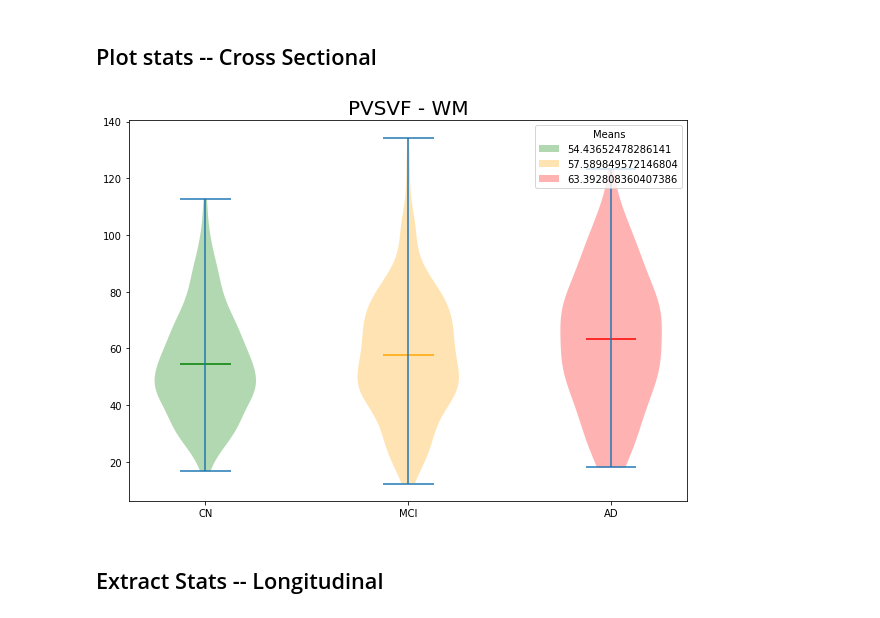
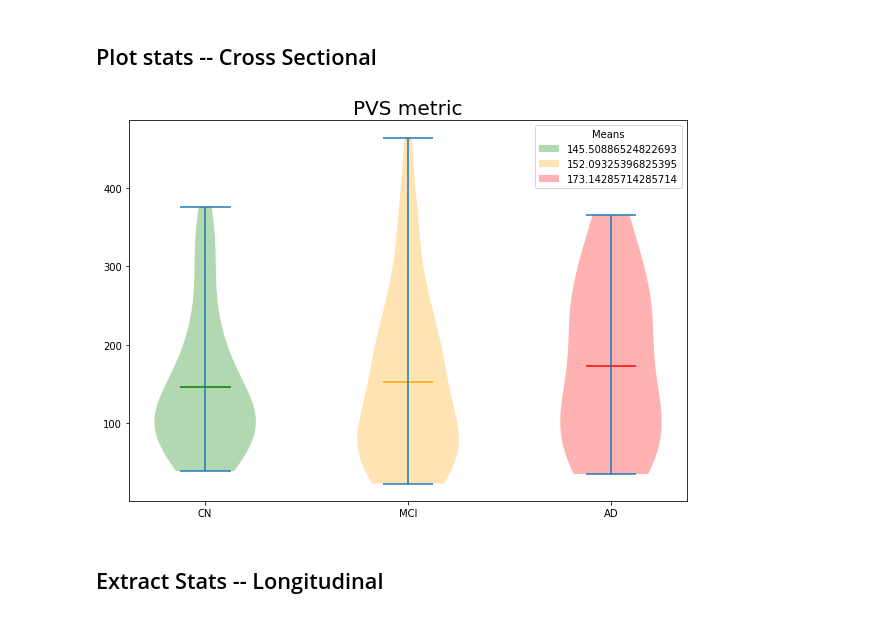
Before and after one commit to cind/pijp-frangi, a Jupyter notebook: pijp_frangi/stat_analysis.ipynb, the cells around one changed output. Drawn from its saved outputs; the diff is of its cells as text; code cells hidden in the pictures.

```diff
--- a/pijp_frangi/stat_analysis.ipynb
+++ b/pijp_frangi/stat_analysis.ipynb
@@ -15,11 +15,11 @@ import re
 # %%
 path = '/Users/nanatang/VAserversim/m/Researchers/SerenaT/fromjapan_fullruns/'
 # %%
-reportfile = 'grand_PVS_report.csv'
+reportfile = 'grand_PVS_report_022124.csv'
 report = pd.read_csv(os.path.join(path,reportfile))
 
-reportrawfile = 'grand_PVS_report_RAW.csv'
-reportraw = pd.read_csv(os.path.join(path,reportrawfile))
+# reportrawfile = 'grand_PVS_report_RAW.csv'
+# reportraw = pd.read_csv(os.path.join(path,reportrawfile))
 
 demofile = 'idaSearch_2_21_2024-ADNI3.csv'
 demo = pd.read_csv(os.path.join(path,demofile))
@@ -136,6 +136,6 @@ reporttemp = reporttemp.merge(demoonly_clean,how='left',on='subjects')
 reporttemp.drop_duplicates(inplace=True)
 reporttemp = reporttemp.reset_index(drop=True)
 # %%
-reporttemp = reporttemp.iloc[:,[0,1,2,3,4,5,14,15,16,6,7,8,9,10,11,12,13]]
+#reporttemp = reporttemp.iloc[:,[0,1,2,3,4,5,14,15,16,6,7,8,9,10,11,12,13]]
 reporttemp
 # %% [output]
@@ -316,7 +322,9 @@ report_clean
 # the size of cs report is the number of subjects that exist
 cs_report = report_clean.groupby('SubjectCodes',as_index=False).agg({'research group':'first','Age': 'mean', 'Sex': 'first', 'Weight': 'mean', 'VisitYear': 'max', \
                                                                  'pvscount': 'mean', 'pvsvol': 'mean', 'icv norm': 'mean', \
-                                                               'pvscountwm': 'mean','pvsvolwm': 'mean','icv norm wm': 'mean',})
+                                                               'pvscountwm': 'mean','pvsvolwm': 'mean','icv norm wm': 'mean', \
+                                                                #'wmVOL':'mean','wmVOLnorm':'mean','gmVOL':'mean','gmVOLnorm':'mean','wmhVOL':'mean','wmhVOLnorm':'mean','icv':'mean'
+                                                                })
 # regroup into research groups
 cs_grouped = cs_report.groupby(['research group'])
 ad_cs = cs_grouped.get_group('AD')
@@ -388,19 +396,19 @@ ad_num = ad_cs
 # playing around with choices: pvscount	pvsvol icv norm	pvscountwm pvsvolwm	icv norm wm
 
 # # transform for most skewed
-# cn_txfm = np.log(cn_num['icv norm wm'])
-# mci_txfm = np.log(mci_num['icv norm wm'])
-# ad_txfm = np.log(ad_num['icv norm wm'])
+# cn_txfm = np.log(cn_num['icvnorm'])
+# mci_txfm = np.log(mci_num['icvnorm'])
+# ad_txfm = np.log(ad_num['icvnorm'])
 
 # # transform for medium skewed
-cn_txfm = np.sqrt(cn_num['pvsvolwm'])
-mci_txfm = np.sqrt(mci_num['pvsvolwm'])
-ad_txfm = np.sqrt(ad_num['pvsvolwm'])
+# cn_txfm = np.sqrt(cn_num['pvscount'])
+# mci_txfm = np.sqrt(mci_num['pvscount'])
+# ad_txfm = np.sqrt(ad_num['pvscount'])
 
 # # no transform
-# cn_txfm = cn_num['icv norm wm']
-# mci_txfm = mci_num['icv norm wm']
-# ad_txfm = ad_num['icv norm wm']
+cn_txfm = cn_num['icv norm']
+mci_txfm = mci_num['icv norm']
+ad_txfm = ad_num['icv norm']
 
 # step 4.5: check that the tranform actually makes it normal - shapiro-wilks test?
 ## seems like I can't actually get it to be normal
@@ -442,35 +450,35 @@ Mann-Whitney U: 21778.0, 0.0001498548690264412
 # %%
 # step 6: plot stuff
 
 #try: https://stackoverflow.com/questions/67376683/can-you-have-a-box-plot-overlap-a-half-violin-plot-on-a-raincloud-plot-using-pyt
 #try: https://github.com/pog87/PtitPrince
 
 
 ## combine these different collections into a list
 data_to_plot = [cn_txfm, mci_txfm, ad_txfm]
 
 # Create a figure instance
 fig = plt.figure(figsize=(10,7))
 
 # Create the boxplot
 violin = plt.violinplot(data_to_plot,positions=[1,2,3],showmeans=True,showextrema=True)
 
 # Set the color of the violin patches
 colors = ['Green', 'Orange', 'Red']
 for pc, color in zip(violin['bodies'], colors):
     pc.set_facecolor(color)
 violin['cmeans'].set_colors(colors)
 plt.xticks([1, 2, 3], labels=['CN', 'MCI', 'AD'])
 plt.legend([np.mean(cn_txfm), np.mean(mci_txfm), np.mean(ad_txfm)],title='Means')
 #plt.ylim(cn_txfm.max()*-1.3,cn_txfm.max()*1.3)
-plt.title('PVSVF - WM',fontsize=20)
+plt.title('PVS metric',fontsize=20)
 
 # y, h, col = max(map(max, data_to_plot)) + 2, 2, 'k'
 # plt.text(,y+h, "*", ha='center', va='bottom', color=col)
 
 plt.show()
 # %% [output]
-[figure, old version]
+[figure, new version]
 # %%
 # stats comparison giant table
 # need to compute:
```
Also changed, not shown: parts of 10 cells of this notebook, 2 other files.
